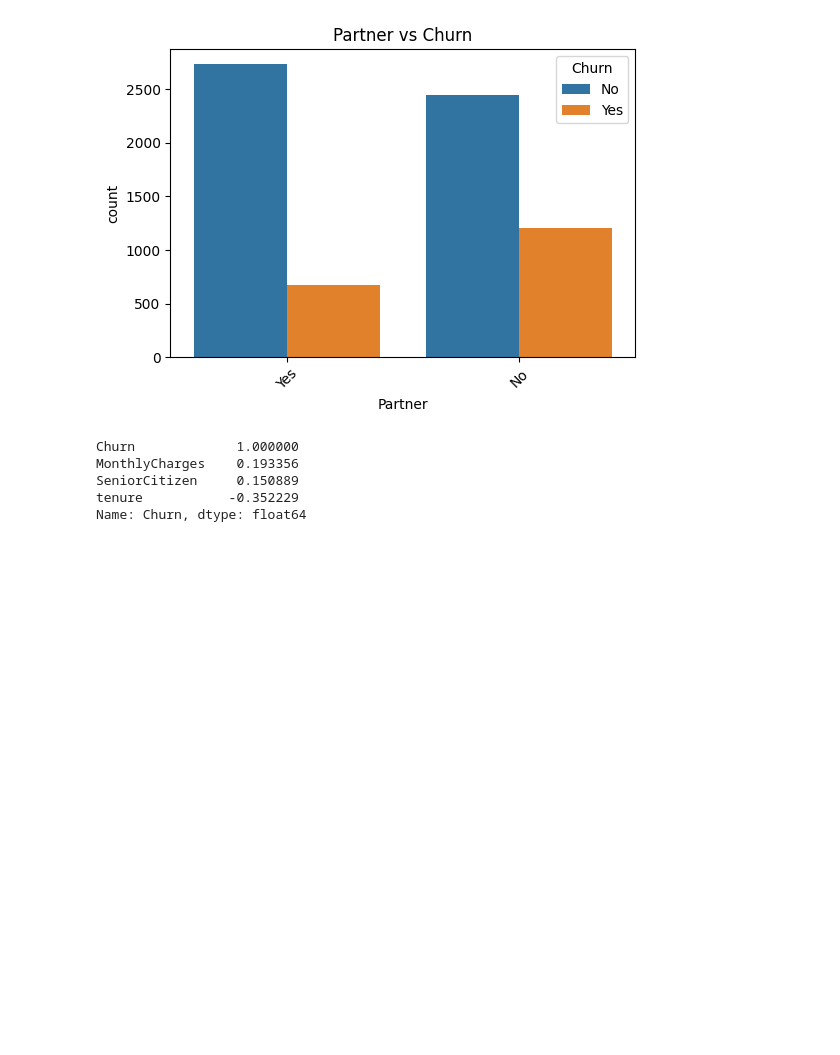
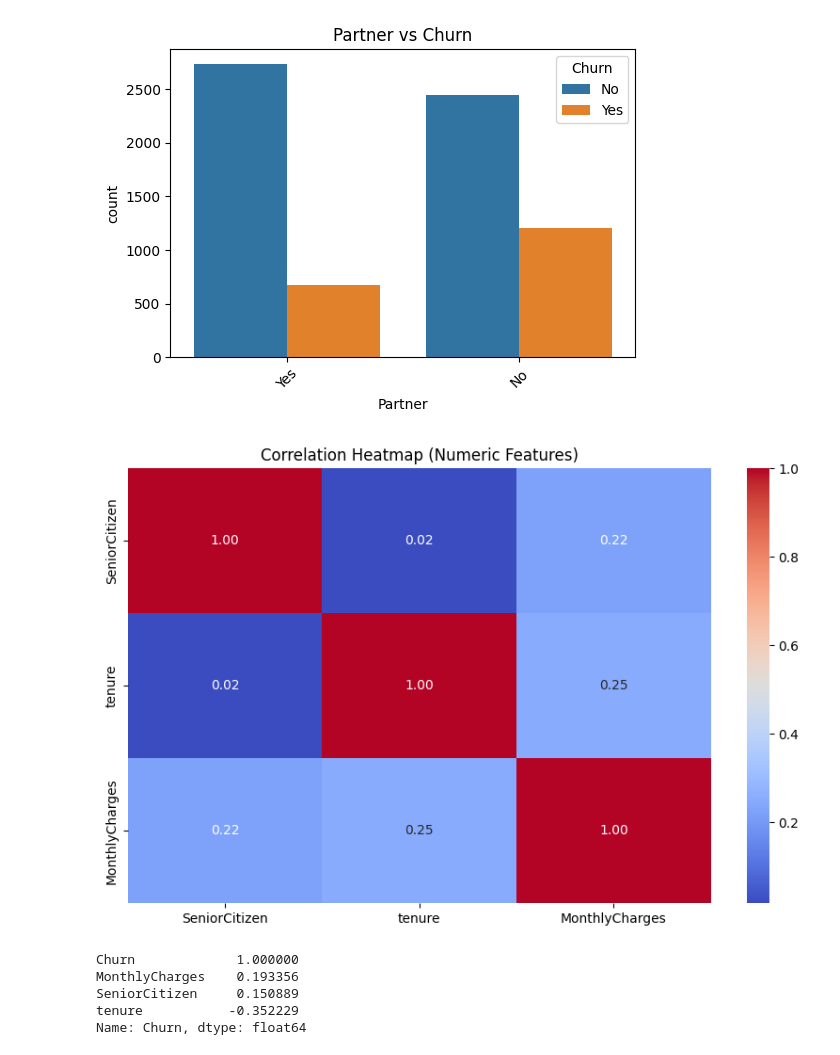
Before and after one commit to BHARATH077/customer-churn-ml, a Jupyter notebook: notebooks/01_data_exploration.ipynb, the cells around one changed output. Cells and saved outputs as stored; diff of their text form; code cells hidden in the pictures; blank space fills up the shorter version.

```diff
--- a/notebooks/01_data_exploration.ipynb
+++ b/notebooks/01_data_exploration.ipynb
@@ -103 +101,11 @@ Name: count, dtype: int64
+# %%
+# Bivariate Analysis
+# Correlation Heatmap for Numeric Features
+plt.figure(figsize=(10, 6))
+corr = df.select_dtypes(include=['int64','float64']).corr()
+sns.heatmap(corr, annot=True, cmap="coolwarm", fmt=".2f")
+plt.title("Correlation Heatmap (Numeric Features)")
+plt.show()
+# %% [output]
+[figure, added]
 # %%
```
Also changed, not shown: parts of 6 cells of this notebook.
